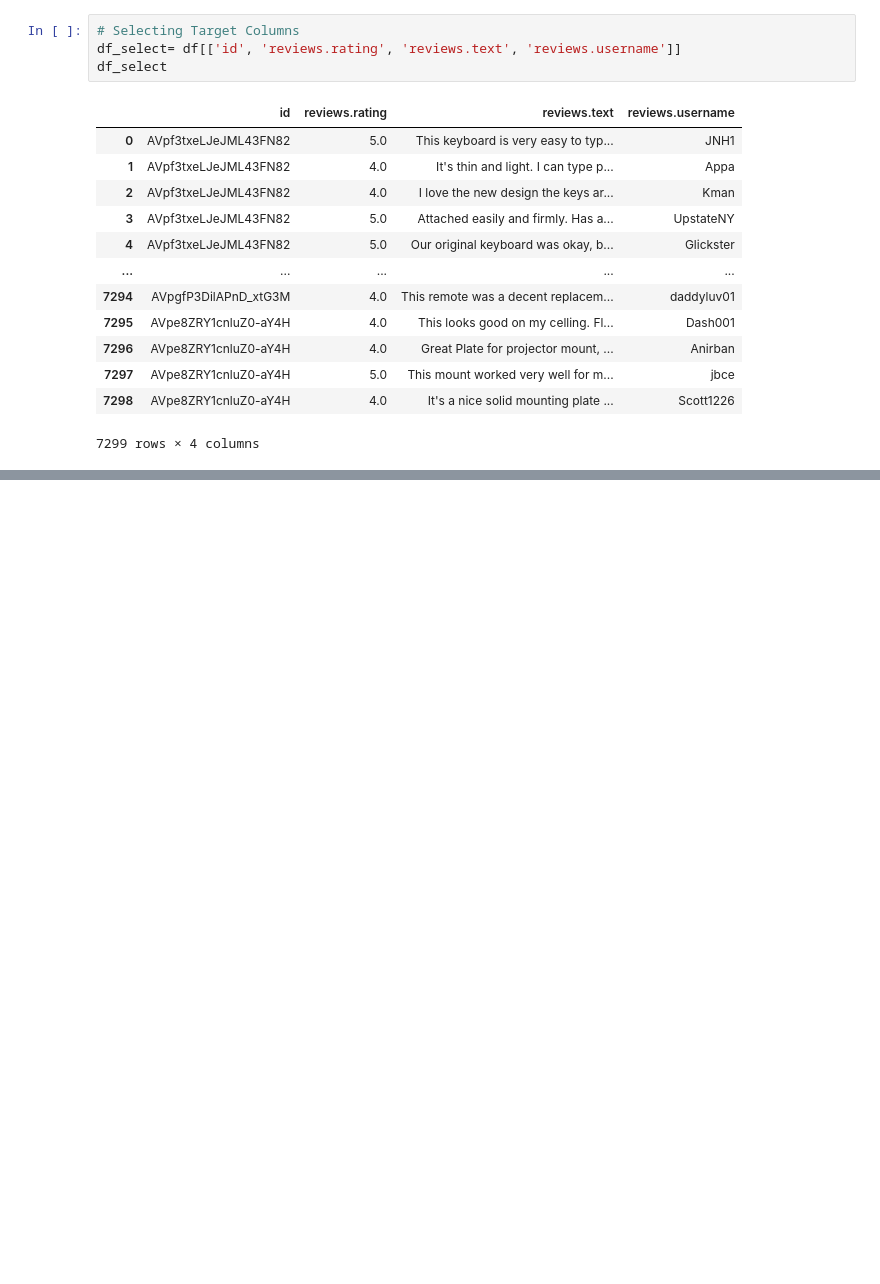
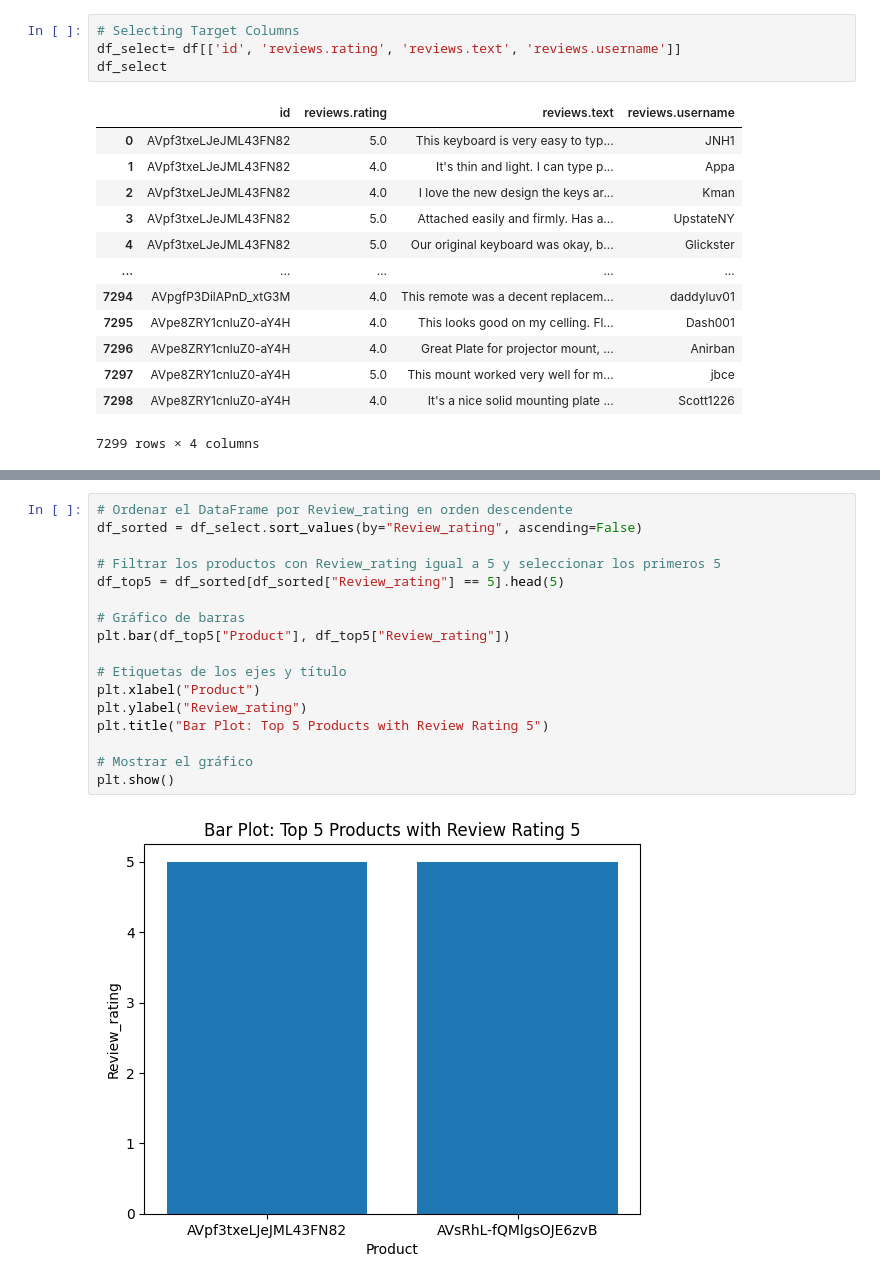
Before and after one commit to gina13mnsr/AmazonElectronics, a Jupyter notebook: Amazon_electronics.ipynb, the cells around one changed output, grey strips where cells are left out. Cells and saved outputs as stored; diff of their text form; blank space fills up the shorter version.

```diff
--- a/Amazon_electronics.ipynb
+++ b/Amazon_electronics.ipynb
@@ -127,0 +225,19 @@ memory usage: 1.5+ KB
+# %%
+# Ordenar el DataFrame por Review_rating en orden descendente
+df_sorted = df_select.sort_values(by="Review_rating", ascending=False)
+
+# Filtrar los productos con Review_rating igual a 5 y seleccionar los primeros 5
+df_top5 = df_sorted[df_sorted["Review_rating"] == 5].head(5)
+
+# Gráfico de barras
+plt.bar(df_top5["Product"], df_top5["Review_rating"])
+
+# Etiquetas de los ejes y título
+plt.xlabel("Product")
+plt.ylabel("Review_rating")
+plt.title("Bar Plot: Top 5 Products with Review Rating 5")
+
+# Mostrar el gráfico
+plt.show()
+# %% [output]
+[figure, added]
```
Also changed, not shown: parts of 14 cells of this notebook.
